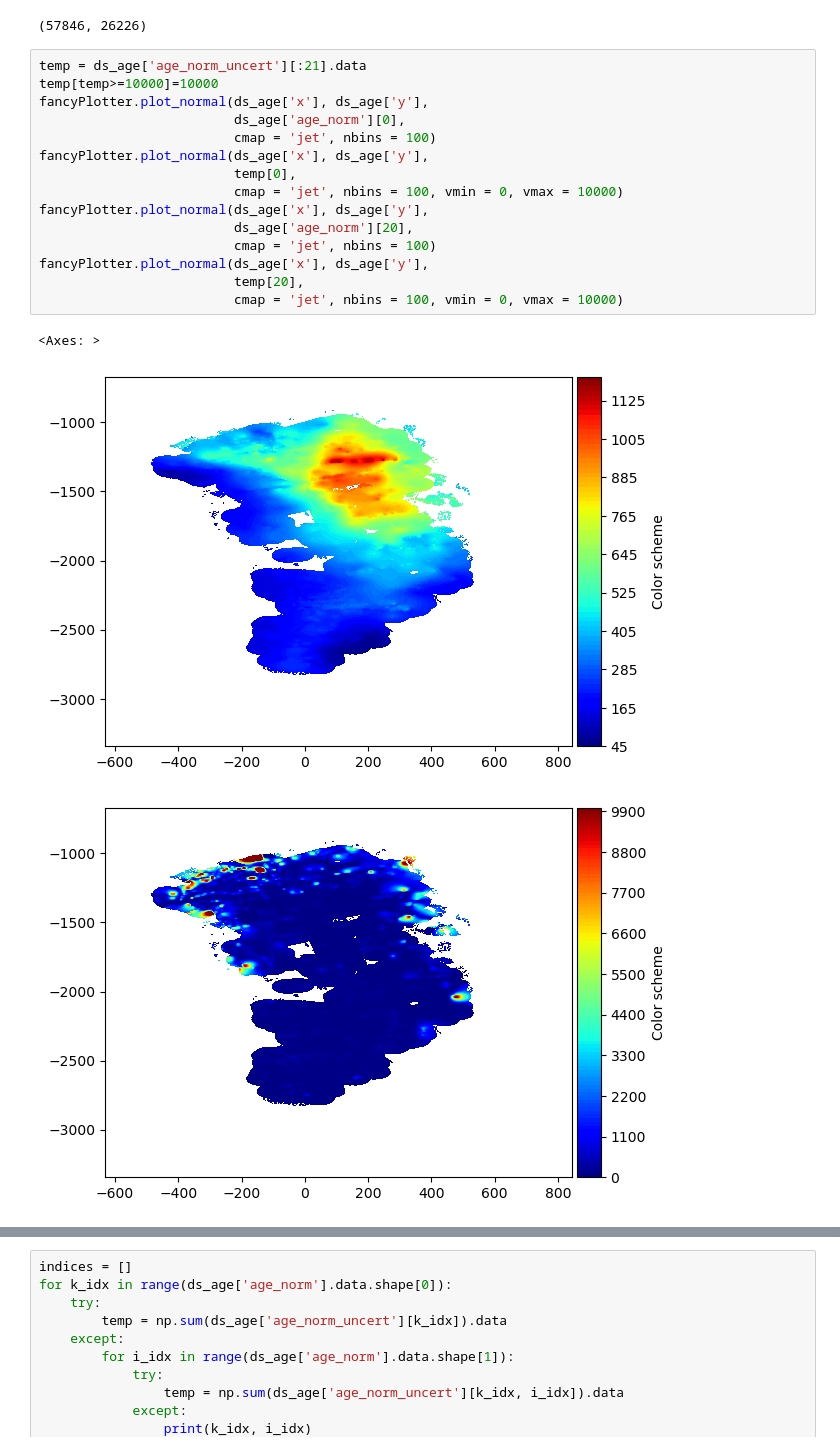
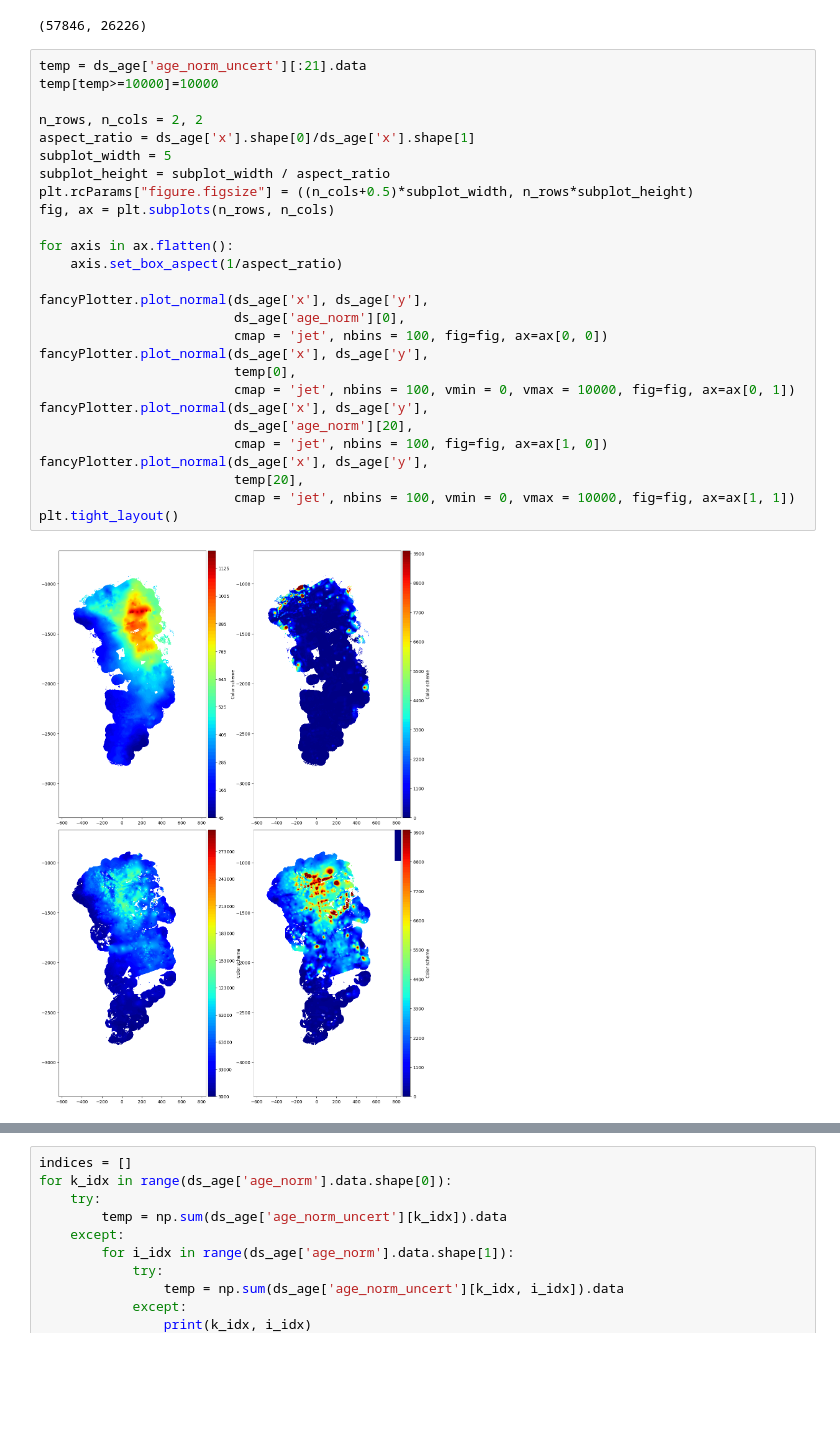
Before and after one commit to Shreyas911/pySICOPOLIS, a Jupyter notebook: examples/jupyter_notebooks/age_uncert.ipynb, the cells around one changed output, grey strips where cells are left out. Cells and saved outputs as stored; diff of their text form; blank space fills up the shorter version.

Commit message:
Cleaning up notebooks and separating the data generation into a separate notebook. Also correcting aspect ratios of all (hopefully) plots.

```diff
--- a/examples/jupyter_notebooks/age_uncert.ipynb
+++ b/examples/jupyter_notebooks/age_uncert.ipynb
@@ -45,19 +38,29 @@ np.sum(mask1), np.sum(mask2)
 # %%
 temp = ds_age['age_norm_uncert'][:21].data
 temp[temp>=10000]=10000
+
+n_rows, n_cols = 2, 2
+aspect_ratio = ds_age['x'].shape[0]/ds_age['x'].shape[1]
+subplot_width = 5
+subplot_height = subplot_width / aspect_ratio
+plt.rcParams["figure.figsize"] = ((n_cols+0.5)*subplot_width, n_rows*subplot_height)
+fig, ax = plt.subplots(n_rows, n_cols)
+
+for axis in ax.flatten():
+    axis.set_box_aspect(1/aspect_ratio)
+
 fancyPlotter.plot_normal(ds_age['x'], ds_age['y'],
                          ds_age['age_norm'][0],
-                         cmap = 'jet', nbins = 100)
+                         cmap = 'jet', nbins = 100, fig=fig, ax=ax[0, 0])
 fancyPlotter.plot_normal(ds_age['x'], ds_age['y'],
                          temp[0],
-                         cmap = 'jet', nbins = 100, vmin = 0, vmax = 10000)
+                         cmap = 'jet', nbins = 100, vmin = 0, vmax = 10000, fig=fig, ax=ax[0, 1])
 fancyPlotter.plot_normal(ds_age['x'], ds_age['y'],
                          ds_age['age_norm'][20],
-                         cmap = 'jet', nbins = 100)
+                         cmap = 'jet', nbins = 100, fig=fig, ax=ax[1, 0])
 fancyPlotter.plot_normal(ds_age['x'], ds_age['y'],
                          temp[20],
-                         cmap = 'jet', nbins = 100, vmin = 0, vmax = 10000)
+                         cmap = 'jet', nbins = 100, vmin = 0, vmax = 10000, fig=fig, ax=ax[1, 1])
+plt.tight_layout()
 # %% [output]
-<Axes: >
-[figure, old version]
+[figure, new version]
-[figure, removed]
```
Also changed, not shown: parts of 2 cells of this notebook, 9 other files.
